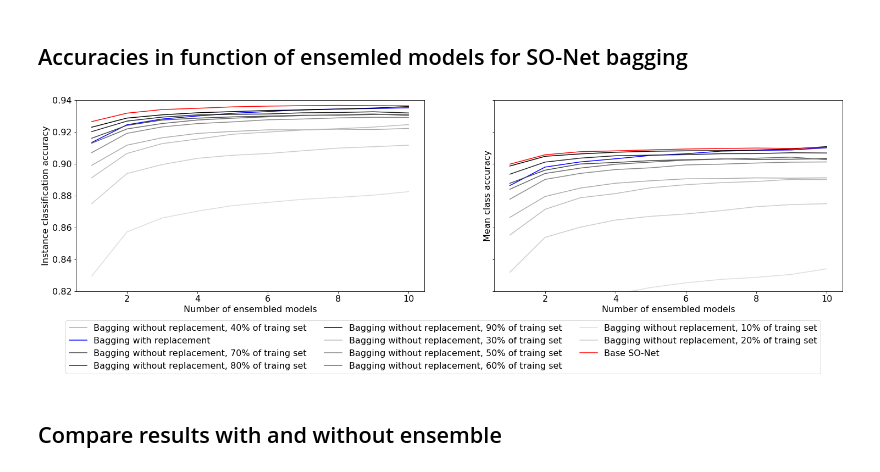
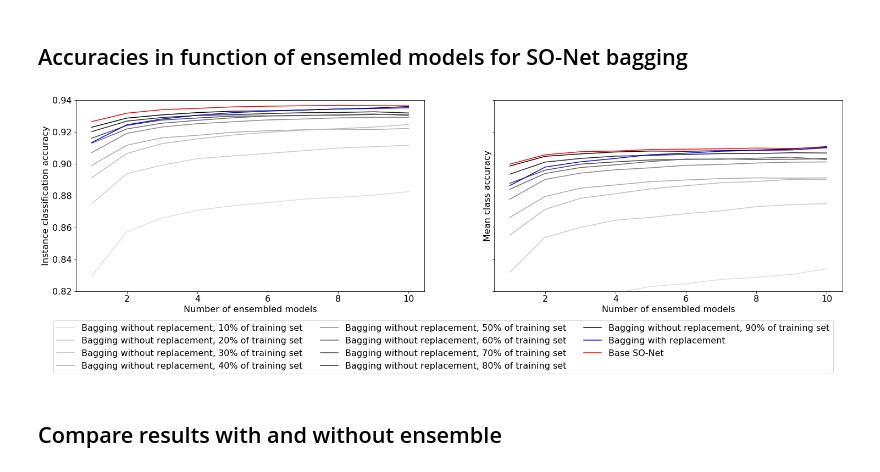
Before and after one commit to dkoguciuk/ensemble_learning_for_point_clouds, a Jupyter notebook: analysis.ipynb, the cells around one changed output. Saved outputs shown, nothing was run; the diff lists cells and outputs as text; code cells hidden in the pictures.

```diff
--- a/analysis.ipynb
+++ b/analysis.ipynb
@@ -299,27 +300,36 @@ f.savefig('models_accuracy.png', bbox_inches='tight')
 acc_stats_sonet_bagging = get_accuracy_stats(SONET_BAGGING_MODELS + ['so-net'])
 # %%
 f, (ax1, ax2) = plt.subplots(1, 2, sharey=True, figsize=(25, 8))
-#'pointnet', 'pointnet++', 'so-net', 'kcnet', 'deepsets', 'dgcnn', 'pointcnn'
 styles = {'so-net': {'color': 'r', 'linestyle': '-', 'label': 'Base SO-Net'},
-          'so-net_sz_01': {'color': '#dddddd', 'linestyle': '-', 'label': 'Bagging without replacement, 10% of traing set'},
-          'so-net_sz_02': {'color': '#cccccc', 'linestyle': '-', 'label': 'Bagging without replacement, 20% of traing set'},
-          'so-net_sz_03': {'color': '#bbbbbb', 'linestyle': '-', 'label': 'Bagging without replacement, 30% of traing set'},
-          'so-net_sz_04': {'color': '#aaaaaa', 'linestyle': '-', 'label': 'Bagging without replacement, 40% of traing set'},
-          'so-net_sz_05': {'color': '#888888', 'linestyle': '-', 'label': 'Bagging without replacement, 50% of traing set'},
-          'so-net_sz_06': {'color': '#666666', 'linestyle': '-', 'label': 'Bagging without replacement, 60% of traing set'},
-          'so-net_sz_07': {'color': '#444444', 'linestyle': '-', 'label': 'Bagging without replacement, 70% of traing set'},
-          'so-net_sz_08': {'color': '#222222', 'linestyle': '-', 'label': 'Bagging without replacement, 80% of traing set'},
-          'so-net_sz_09': {'color': '#000000', 'linestyle': '-', 'label': 'Bagging without replacement, 90% of traing set'},
+          'so-net_sz_01': {'color': '#dddddd', 'linestyle': '-', 'label': 'Bagging without replacement, 10% of training set'},
+          'so-net_sz_02': {'color': '#cccccc', 'linestyle': '-', 'label': 'Bagging without replacement, 20% of training set'},
+          'so-net_sz_03': {'color': '#bbbbbb', 'linestyle': '-', 'label': 'Bagging without replacement, 30% of training set'},
+          'so-net_sz_04': {'color': '#aaaaaa', 'linestyle': '-', 'label': 'Bagging without replacement, 40% of training set'},
+          'so-net_sz_05': {'color': '#888888', 'linestyle': '-', 'label': 'Bagging without replacement, 50% of training set'},
+          'so-net_sz_06': {'color': '#666666', 'linestyle': '-', 'label': 'Bagging without replacement, 60% of training set'},
+          'so-net_sz_07': {'color': '#444444', 'linestyle': '-', 'label': 'Bagging without replacement, 70% of training set'},
+          'so-net_sz_08': {'color': '#222222', 'linestyle': '-', 'label': 'Bagging without replacement, 80% of training set'},
+          'so-net_sz_09': {'color': '#000000', 'linestyle': '-', 'label': 'Bagging without replacement, 90% of training set'},
           'so-net_bagging': {'color': 'b', 'linestyle': '-', 'label': 'Bagging with replacement'}
          }
 h = 0.2
 handles, labels = plot_acc_in_num_models(ax1, acc_stats_sonet_bagging, 'acc', styles, h, without_errorbar=True)
 plot_acc_in_num_models(ax2, acc_stats_sonet_bagging, 'mean_class_acc', styles, h, without_errorbar=True)
+
+# Order handles and labels
+order = []
+for percent in np.array(np.linspace(10, 90, 9)).astype(int):
+    order.append([idx for idx, label in enumerate(labels) if str(percent) in label][0])
+order.append([idx for idx, label in enumerate(labels) if 'Bagging with replacement' == label][0])
+order.append([idx for idx, label in enumerate(labels) if 'Base SO-Net' == label][0])
+labels = np.array(labels)[order].tolist()
+handles = np.array(handles)[order].tolist()
+
 f.legend(handles=handles, loc='lower center', ncol=3)
 ax1.set_ylim((0.82, 0.94))
-f.savefig('sonet_bagging.png', bbox_inches='tight')
+f.savefig('images/sonet_bagging.png', bbox_inches='tight')
 # %% [output]
-[figure, old version]
+[figure, new version]
 # %% [markdown]
 ## Compare results with and without ensemble
 # %%
```
Also changed, not shown: parts of 10 cells of this notebook, 13 other files.
